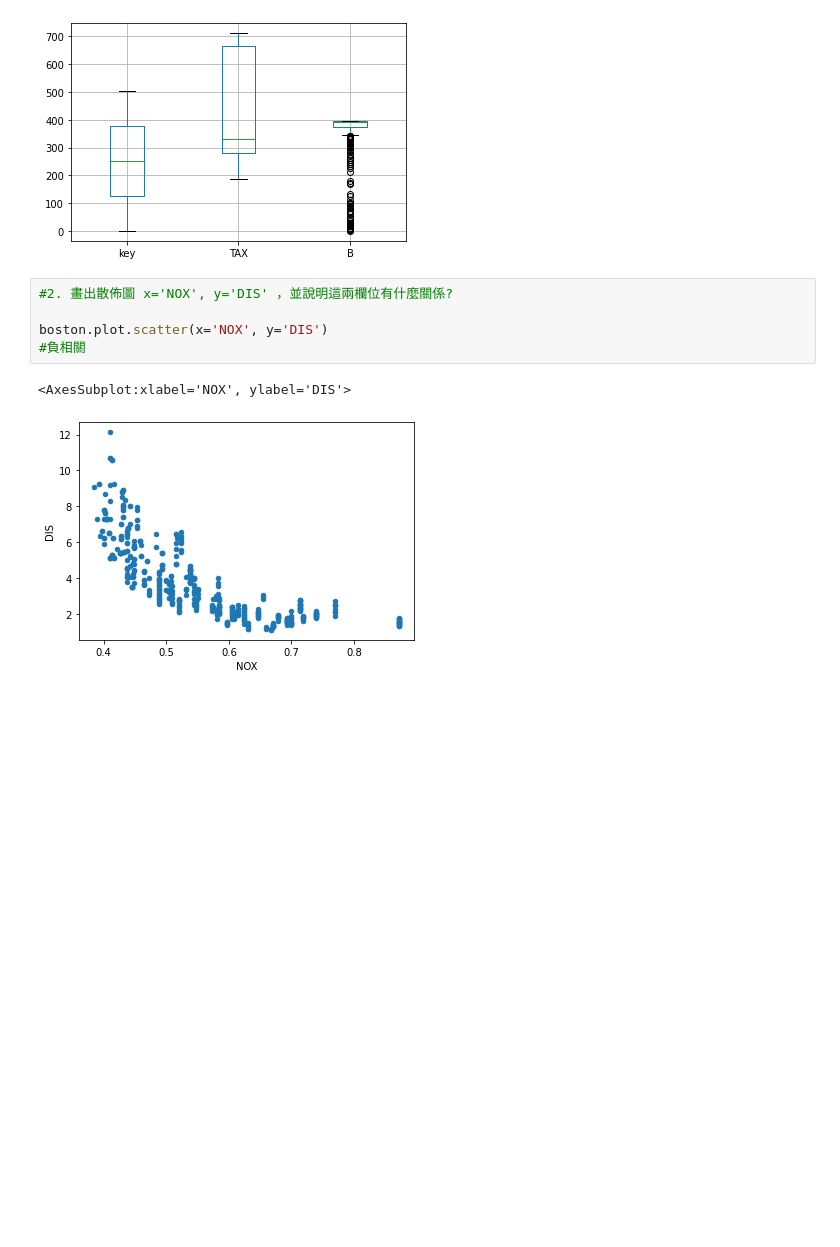
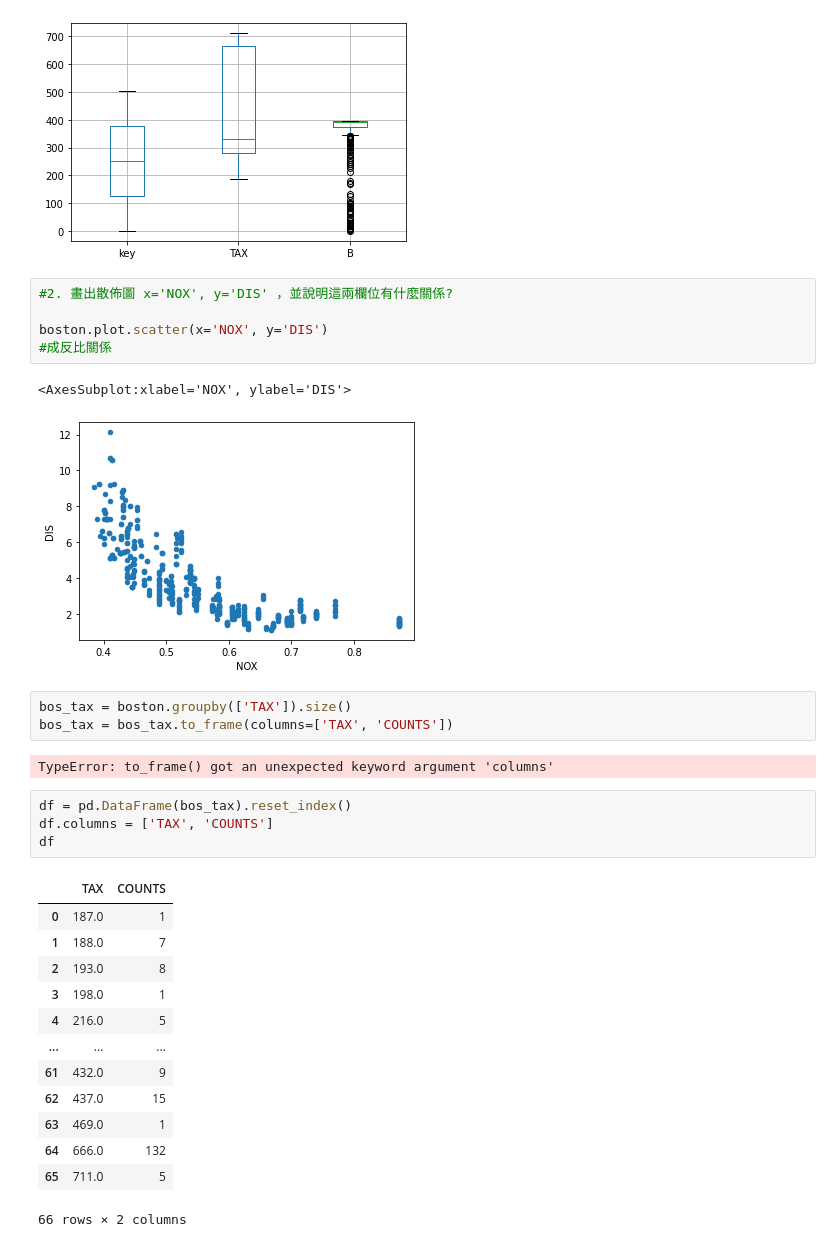
Before and after one commit to w24351789/ML100Days, a Jupyter notebook: homework/Day_012_HW/Day_012_HW.ipynb, the cells around one changed output. Drawn from its saved outputs; the diff is of its cells as text; blank space fills up the shorter version.

```diff
--- a/homework/Day_012_HW/Day_012_HW.ipynb
+++ b/homework/Day_012_HW/Day_012_HW.ipynb
@@ -48,7 +48,30 @@ q1.boxplot()
 #2. 畫出散佈圖 x='NOX', y='DIS' ，並說明這兩欄位有什麼關係?
 
 boston.plot.scatter(x='NOX', y='DIS')
-#負相關
+#成反比關係
 # %% [output]
 <AxesSubplot:xlabel='NOX', ylabel='DIS'>
 [figure]
+# %%
+bos_tax = boston.groupby(['TAX']).size()
+bos_tax = bos_tax.to_frame(columns=['TAX', 'COUNTS'])
+# %% [output]
+TypeError: to_frame() got an unexpected keyword argument 'columns'
+# %%
+df = pd.DataFrame(bos_tax).reset_index()
+df.columns = ['TAX', 'COUNTS']
+df
+# %% [output]
+|  | TAX | COUNTS |
+| 0 | 187.0 | 1 |
+| 1 | 188.0 | 7 |
+| 2 | 193.0 | 8 |
+| 3 | 198.0 | 1 |
+| 4 | 216.0 | 5 |
+| ... | ... | ... |
+| 61 | 432.0 | 9 |
+| 62 | 437.0 | 15 |
+| 63 | 469.0 | 1 |
+| 64 | 666.0 | 132 |
+| 65 | 711.0 | 5 |
+66 rows × 2 columns
```
Also changed, not shown: parts of 2 cells of this notebook, 2 other files.
